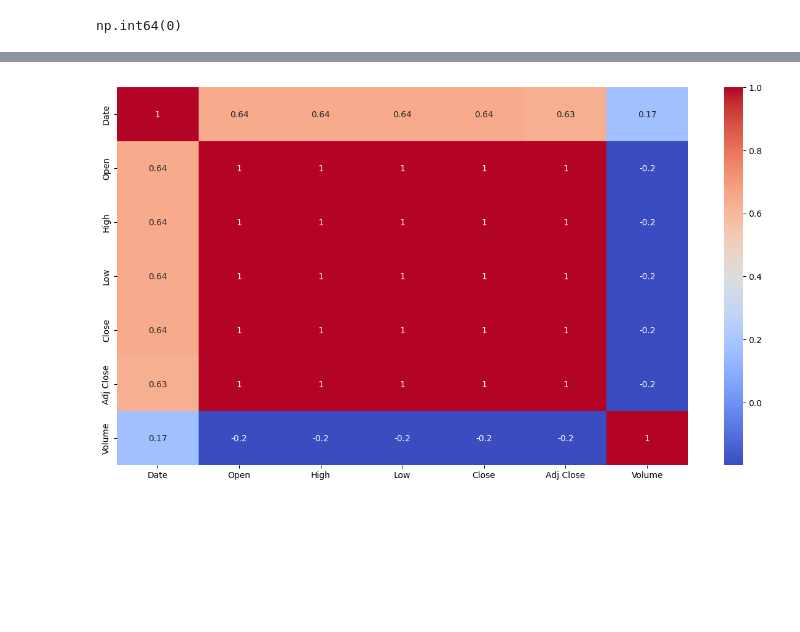
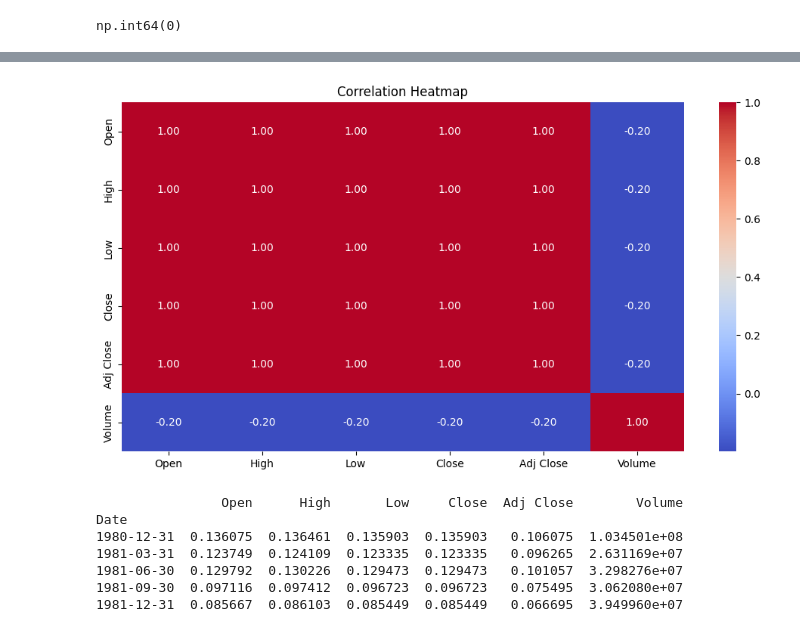
Before and after one commit to seeraseshasai-collab/apple-stock-analysis, a Jupyter notebook: notebooks/01_EDA_saradhi.ipynb, the cells around one changed output, grey strips where cells are left out. Cells and saved outputs as stored; diff of their text form; code cells hidden in the pictures; blank space fills up the shorter version.

```diff
--- a/notebooks/01_EDA_saradhi.ipynb
+++ b/notebooks/01_EDA_saradhi.ipynb
@@ -77,6 +57,3 @@ dtype: int64
 df.duplicated().sum()
 # %% [output]
 np.int64(0)
-# %%
-df['Date'] = pd.to_datetime(df['Date'])
-df = df.sort_values(by='Date')
@@ -92,6 +60,28 @@ df.head()
-# %%
-plt.figure(figsize=(15, 8))
-sns.heatmap(df.corr(), annot=True, cmap='coolwarm')
-plt.show()
-# %% [output]
-[figure, removed]
+# %%
+df['Date'] = pd.to_datetime(df['Date'])
+
+# Set Date as index (optional but recommended)
+df.set_index('Date', inplace=True)
+
+# Select only numeric columns
+df = df.select_dtypes(include='number')
+
+# Create heatmap
+plt.figure(figsize=(12, 6))
+sns.heatmap(df.corr(), annot=True, cmap='coolwarm', fmt=".2f")
+
+plt.title("Correlation Heatmap")
+plt.show()
+# %% [output]
+[figure, added]
+# %%
+quarterly = df.resample('QE').mean()
+print(quarterly.head())
+# %% [output]
+                Open      High       Low     Close  Adj Close        Volume
+Date
+1980-12-31  0.136075  0.136461  0.135903  0.135903   0.106075  1.034501e+08
+1981-03-31  0.123749  0.124109  0.123335  0.123335   0.096265  2.631169e+07
+1981-06-30  0.129792  0.130226  0.129473  0.129473   0.101057  3.298276e+07
+1981-09-30  0.097116  0.097412  0.096723  0.096723   0.075495  3.062080e+07
+1981-12-31  0.085667  0.086103  0.085449  0.085449   0.066695  3.949960e+07
```
Also changed, not shown: parts of 15 cells of this notebook.
